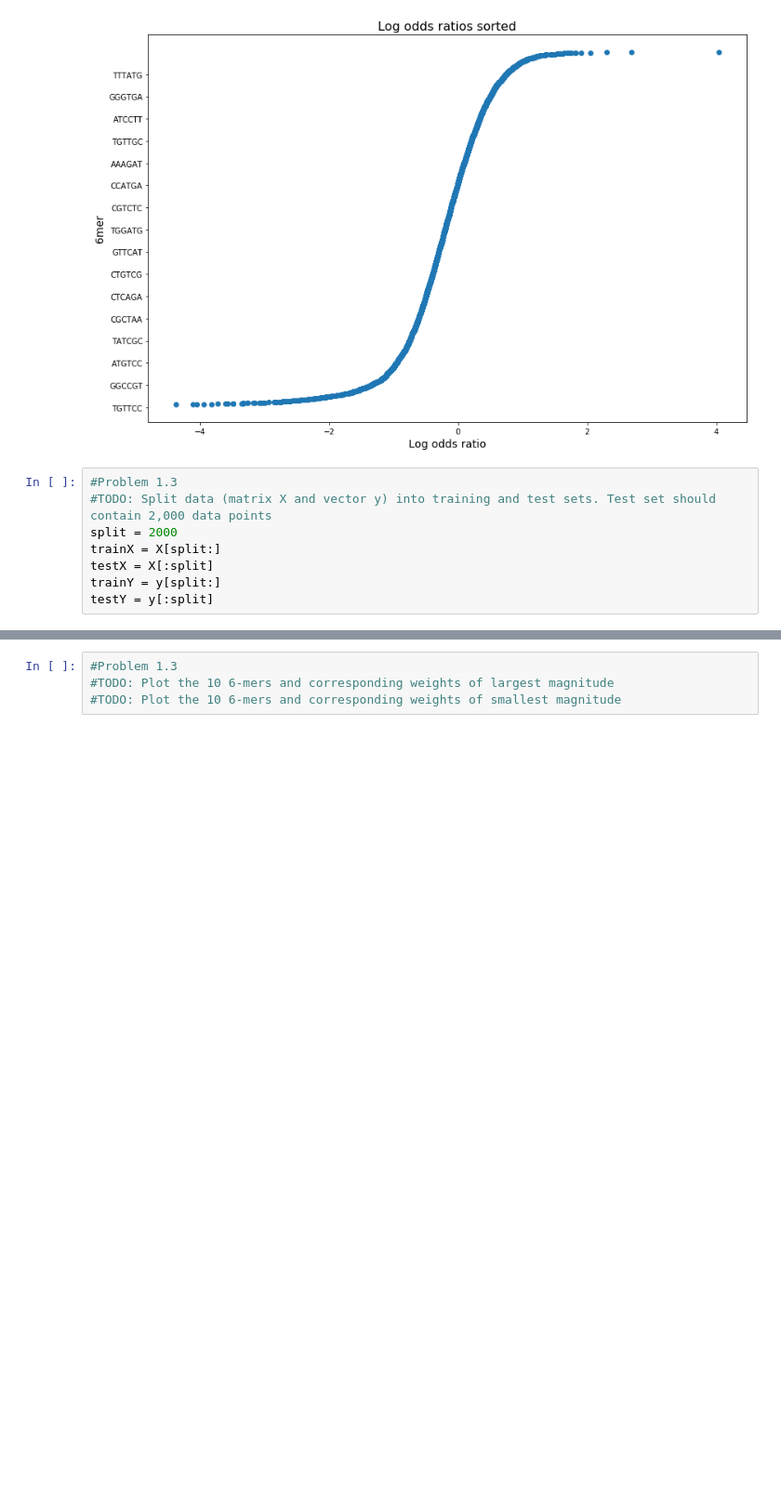
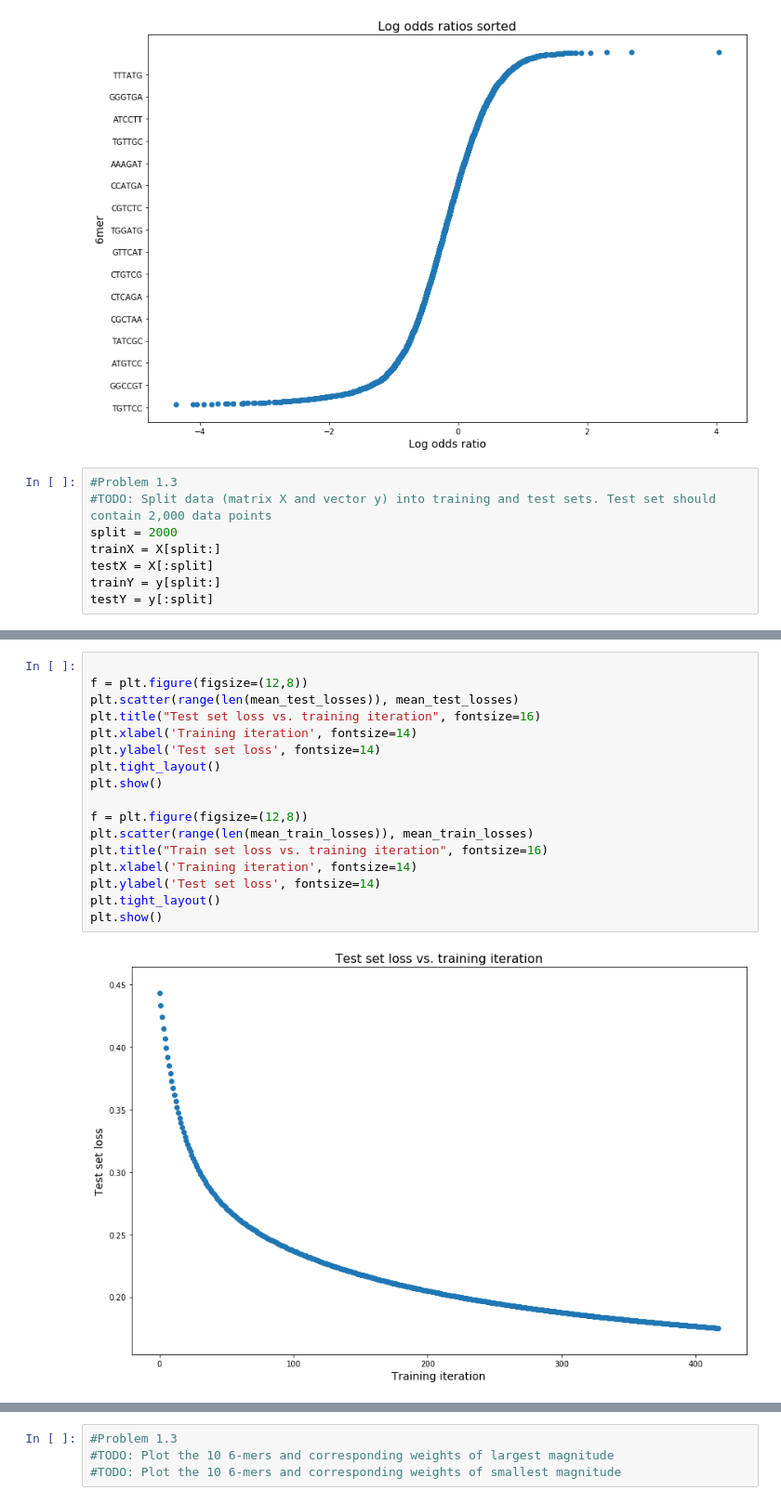
Before and after one commit to tonymadkins/compbio, a Jupyter notebook: hw4/hw4_gradient_descent.ipynb, the cells around one changed output, grey strips where cells are left out. Shown at 93% size. Cells and saved outputs as stored; diff of their text form; blank space fills up the shorter version.

```diff
--- a/hw4/hw4_gradient_descent.ipynb
+++ b/hw4/hw4_gradient_descent.ipynb
@@ -215,0 +222,19 @@ Test set KL-div = 0.4432
+# %%
+
+f = plt.figure(figsize=(12,8))
+plt.scatter(range(len(mean_test_losses)), mean_test_losses)
+plt.title("Test set loss vs. training iteration", fontsize=16)
+plt.xlabel('Training iteration', fontsize=14)
+plt.ylabel('Test set loss', fontsize=14)
+plt.tight_layout()
+plt.show()
+
+f = plt.figure(figsize=(12,8))
+plt.scatter(range(len(mean_train_losses)), mean_train_losses)
+plt.title("Train set loss vs. training iteration", fontsize=16)
+plt.xlabel('Training iteration', fontsize=14)
+plt.ylabel('Test set loss', fontsize=14)
+plt.tight_layout()
+plt.show()
+# %% [output]
+[figure, added]
```
Also changed, not shown: parts of 3 cells of this notebook.
